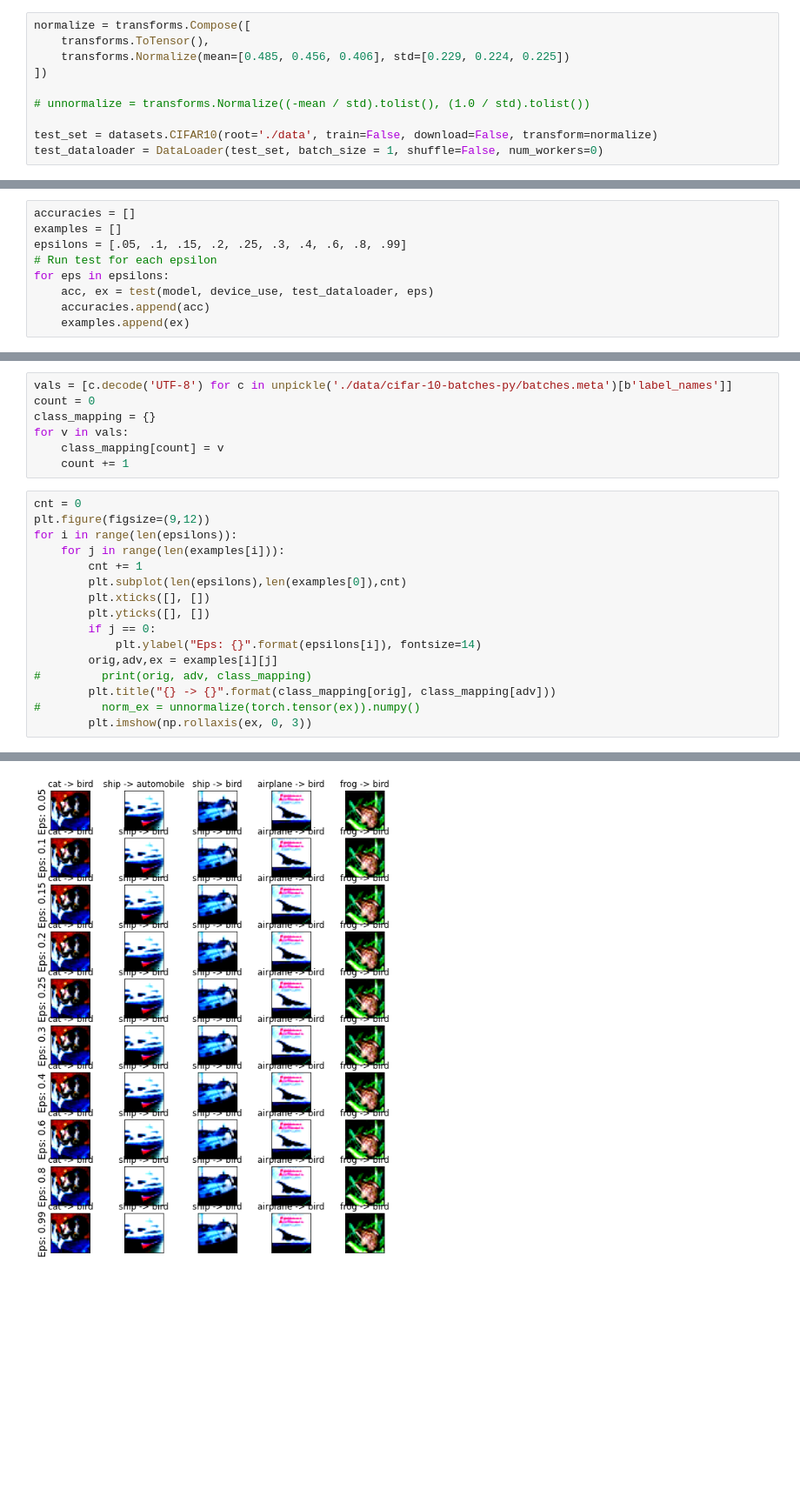
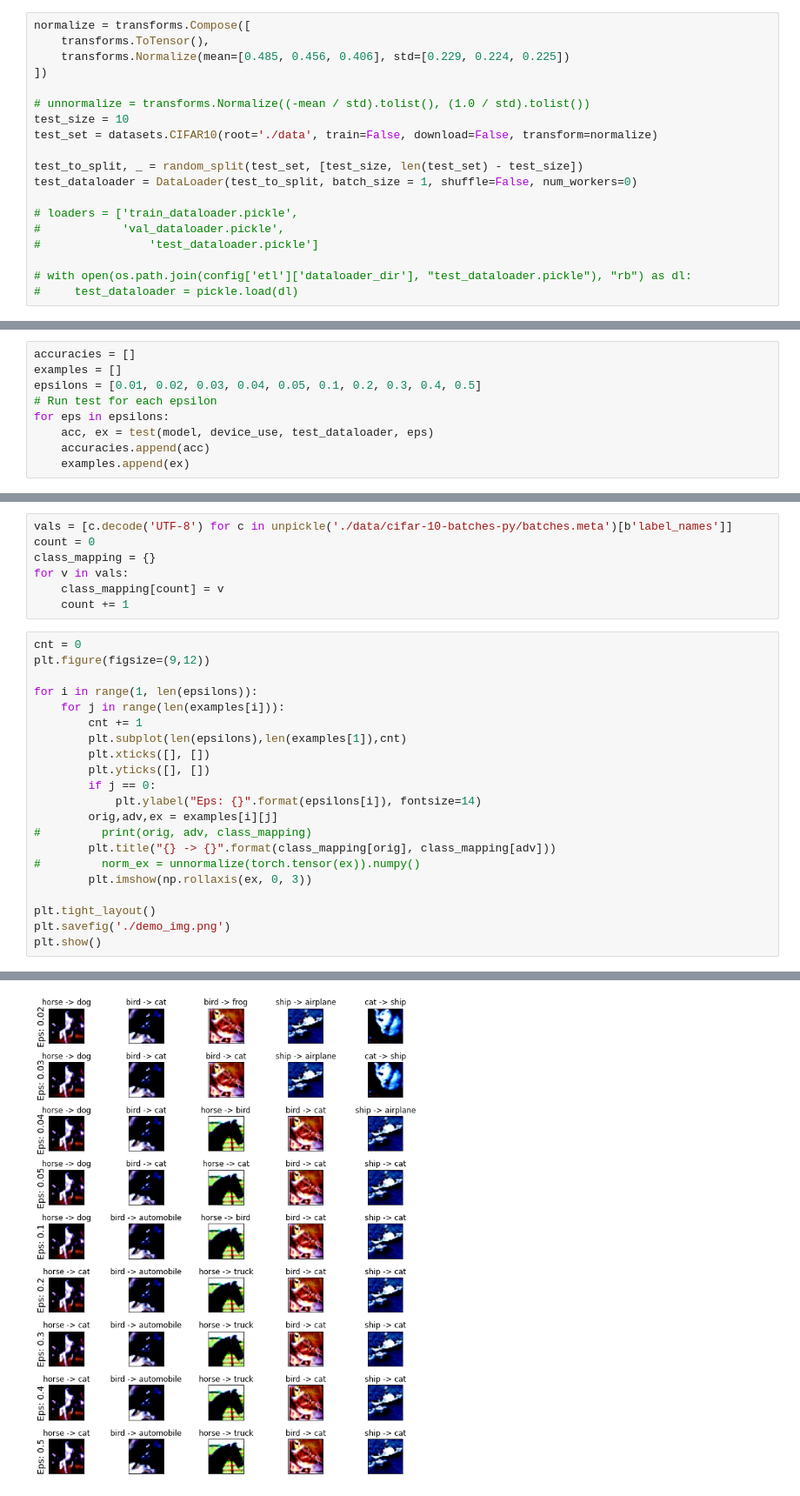
Before and after one commit to Couson/remote-gan, a Jupyter notebook: demo.ipynb, the cells around one changed output, grey strips where cells are left out. Shown: that part at 87% size. Saved outputs shown, nothing was run; the diff lists cells and outputs as text; blank space fills up the shorter version.

```diff
--- a/demo.ipynb
+++ b/demo.ipynb
@@ -93,6 +95,15 @@ normalize = transforms.Compose([
 ])
 
 # unnormalize = transforms.Normalize((-mean / std).tolist(), (1.0 / std).tolist())
+test_size = 10
+test_set = datasets.CIFAR10(root='./data', train=False, download=False, transform=normalize)
 
-test_set = datasets.CIFAR10(root='./data', train=False, download=False, transform=normalize)
-test_dataloader = DataLoader(test_set, batch_size = 1, shuffle=False, num_workers=0)
+test_to_split, _ = random_split(test_set, [test_size, len(test_set) - test_size])
+test_dataloader = DataLoader(test_to_split, batch_size = 1, shuffle=False, num_workers=0)
+
+# loaders = ['train_dataloader.pickle',
+#            'val_dataloader.pickle',
+#                'test_dataloader.pickle']
+
+# with open(os.path.join(config['etl']['dataloader_dir'], "test_dataloader.pickle"), "rb") as dl:
+#     test_dataloader = pickle.load(dl)
@@ -167,7 +209,7 @@ def test(model, device, test_loader, eps):
 # %%
 accuracies = []
 examples = []
-epsilons = [.05, .1, .15, .2, .25, .3, .4, .6, .8, .99]
+epsilons = [0.01, 0.02, 0.03, 0.04, 0.05, 0.1, 0.2, 0.3, 0.4, 0.5]
 # Run test for each epsilon
 for eps in epsilons:
     acc, ex = test(model, device_use, test_dataloader, eps)
@@ -209,10 +251,11 @@ for v in vals:
 # %%
 cnt = 0
 plt.figure(figsize=(9,12))
-for i in range(len(epsilons)):
+
+for i in range(1, len(epsilons)):
     for j in range(len(examples[i])):
         cnt += 1
-        plt.subplot(len(epsilons),len(examples[0]),cnt)
+        plt.subplot(len(epsilons),len(examples[1]),cnt)
         plt.xticks([], [])
         plt.yticks([], [])
         if j == 0:
@@ -222,6 +265,10 @@ for i in range(len(epsilons)):
         plt.title("{} -> {}".format(class_mapping[orig], class_mapping[adv]))
 #         norm_ex = unnormalize(torch.tensor(ex)).numpy()
         plt.imshow(np.rollaxis(ex, 0, 3))
+
+plt.tight_layout()
+plt.savefig('./demo_img.png')
+plt.show()
 # %% [output]
 Clipping input data to the valid range for imshow with RGB data ([0..1] for floats or [0..255] for integers).
 Clipping input data to the valid range for imshow with RGB data ([0..1] for floats or [0..255] for integers).
@@ -239,5 +286,5 @@ Clipping input data to the valid range for imshow with RGB data ([0..1] for floa
 Clipping input data to the valid range for imshow with RGB data ([0..1] for floats or [0..255] for integers).
 Clipping input data to the valid range for imshow with RGB data ([0..1] for floats or [0..255] for integers).
 Clipping input data to the valid range for imshow with RGB data ([0..1] for floats or [0..255] for integers).
 Clipping input data to the valid range for imshow with RGB data ([0..1] for floats or [0..255] for integers).
-[figure, old version]
+[figure, new version]
```
Also changed, not shown: parts of 12 cells of this notebook.
